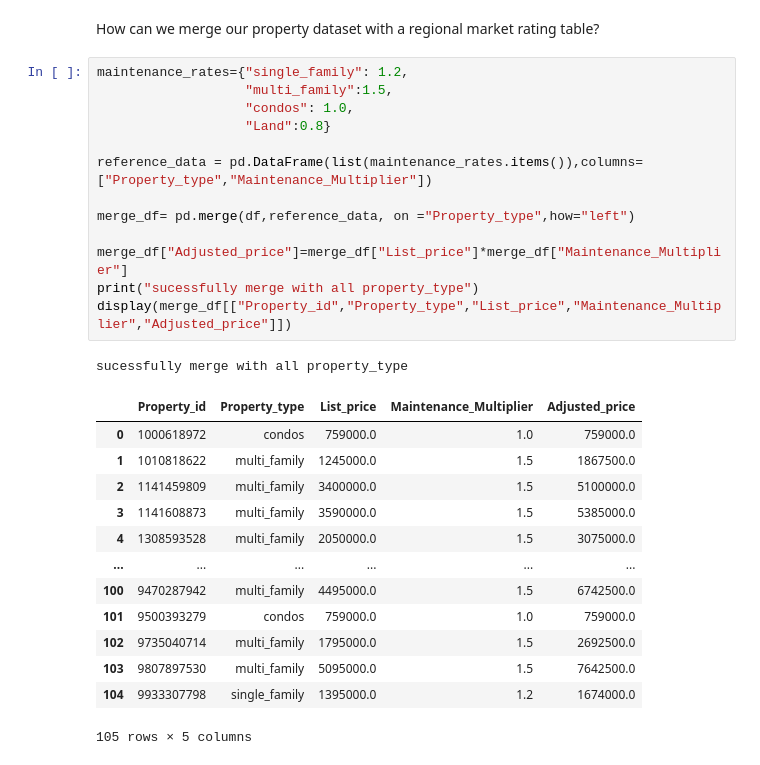
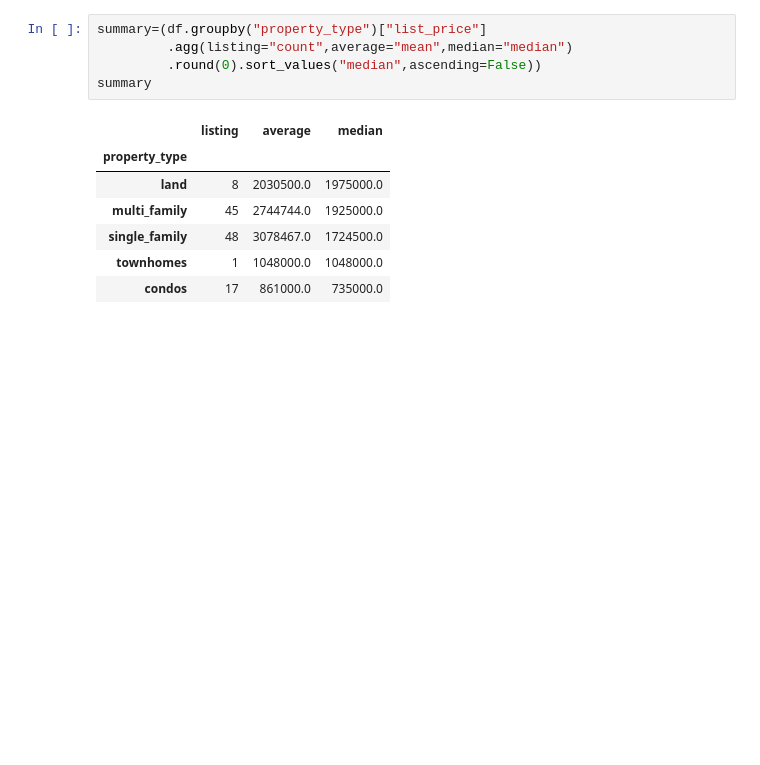
Before and after one commit to k-Kripa/project, a Jupyter notebook: Scripts/analysis.ipynb, the cells around one changed output. Drawn from its saved outputs; the diff is of its cells as text; blank space fills up the shorter version.

```diff
--- a/Scripts/analysis.ipynb
+++ b/Scripts/analysis.ipynb
@@ -167,30 +29,13 @@ Sample of formatted Numeric data
-# %% [markdown]
-How can we merge our property dataset with a regional market rating table?
-# %%
-maintenance_rates={"single_family": 1.2,
-                   "multi_family":1.5,
-                   "condos": 1.0,
-                   "Land":0.8}
-
-reference_data = pd.DataFrame(list(maintenance_rates.items()),columns=["Property_type","Maintenance_Multiplier"])
-
-merge_df= pd.merge(df,reference_data, on ="Property_type",how="left")
-
-merge_df["Adjusted_price"]=merge_df["List_price"]*merge_df["Maintenance_Multiplier"]
-print("sucessfully merge with all property_type")
-display(merge_df[["Property_id","Property_type","List_price","Maintenance_Multiplier","Adjusted_price"]])
-# %% [output]
-sucessfully merge with all property_type
-|  | Property_id | Property_type | List_price | Maintenance_Multiplier | Adjusted_price |
-| 0 | 1000618972 | condos | 759000.0 | 1.0 | 759000.0 |
-| 1 | 1010818622 | multi_family | 1245000.0 | 1.5 | 1867500.0 |
-| 2 | 1141459809 | multi_family | 3400000.0 | 1.5 | 5100000.0 |
-| 3 | 1141608873 | multi_family | 3590000.0 | 1.5 | 5385000.0 |
-| 4 | 1308593528 | multi_family | 2050000.0 | 1.5 | 3075000.0 |
-| ... | ... | ... | ... | ... | ... |
-| 100 | 9470287942 | multi_family | 4495000.0 | 1.5 | 6742500.0 |
-| 101 | 9500393279 | condos | 759000.0 | 1.0 | 759000.0 |
-| 102 | 9735040714 | multi_family | 1795000.0 | 1.5 | 2692500.0 |
-| 103 | 9807897530 | multi_family | 5095000.0 | 1.5 | 7642500.0 |
-| 104 | 9933307798 | single_family | 1395000.0 | 1.2 | 1674000.0 |
-105 rows × 5 columns
+# %%
+summary=(df.groupby("property_type")["list_price"]
+         .agg(listing="count",average="mean",median="median")
+         .round(0).sort_values("median",ascending=False))
+summary
+# %% [output]
+|  | listing | average | median |
+| property_type |  |  |  |
+| land | 8 | 2030500.0 | 1975000.0 |
+| multi_family | 45 | 2744744.0 | 1925000.0 |
+| single_family | 48 | 3078467.0 | 1724500.0 |
+| townhomes | 1 | 1048000.0 | 1048000.0 |
+| condos | 17 | 861000.0 | 735000.0 |
```
Also changed, not shown: parts of 31 cells of this notebook, 20 other files.
